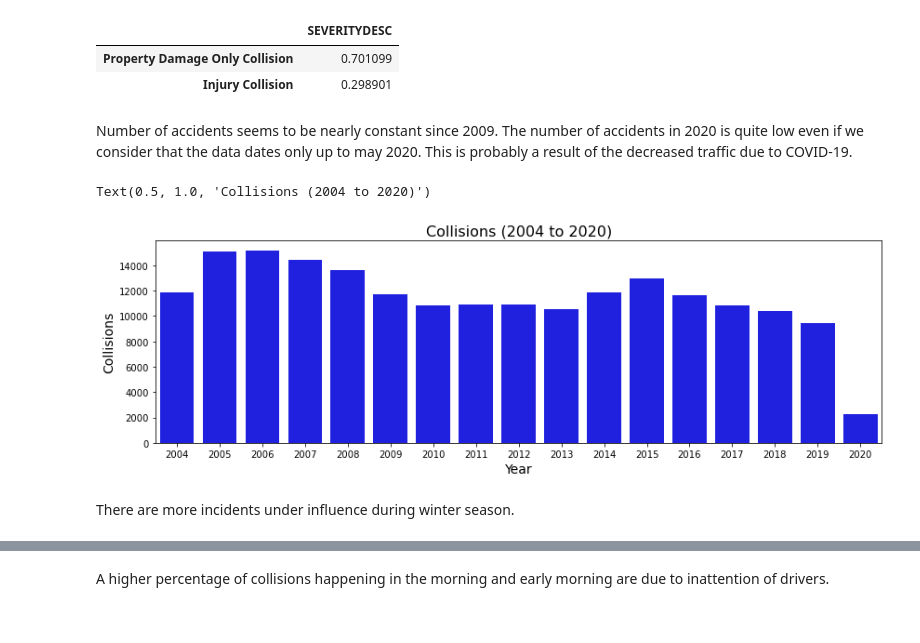
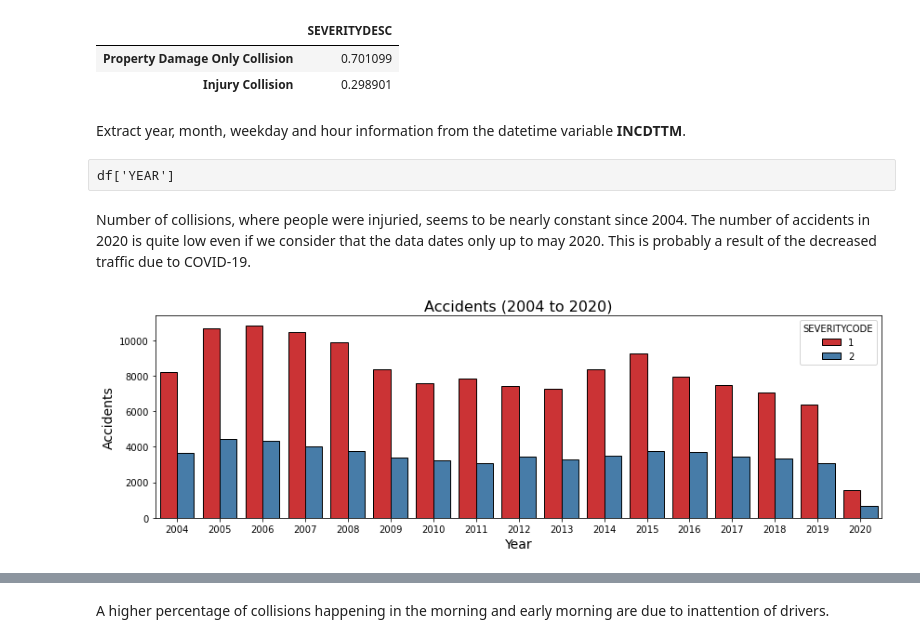
Before and after one commit to KadirMourat/Car-accident-severity, a Jupyter notebook: Report.ipynb, the cells around one changed output, grey strips where cells are left out. Saved outputs shown, nothing was run; the diff lists cells and outputs as text; code cells hidden in the pictures.

```diff
--- a/Report.ipynb
+++ b/Report.ipynb
@@ -51,8 +54,8 @@ df['SEVERITYDESC'].value_counts().to_frame()/df.shape[0]
 |  | SEVERITYDESC |
 | Property Damage Only Collision | 0.701099 |
 | Injury Collision | 0.298901 |
-# %% [markdown]
-Number of accidents seems to be nearly constant since 2009. The number of accidents in 2020 is quite low even if we consider that the data dates only up to may 2020. This is probably a result of the decreased traffic due to COVID-19.
+# %% [markdown]
+Extract year, month, weekday and hour information from the datetime variable **INCDTTM**.
 # %%
 # Convert 'INCDTTM' to date type
 df['INCDTTM'] = pd.to_datetime(df['INCDTTM'], errors='coerce')
@@ -63,14 +66,16 @@ df['HOUR']=df['INCDTTM'].dt.hour
 df['YEAR']=df['INCDTTM'].dt.year
 # Drop
 df.drop(['INCDATE', 'INCDTTM'], axis=1, inplace=True)
+# %% [raw]
+df['YEAR']
+# %% [markdown]
+Number of collisions, where people were injuried, seems to be nearly constant since 2004. The number of accidents in 2020 is quite low even if we consider that the data dates only up to may 2020. This is probably a result of the decreased traffic due to COVID-19.
 # %%
 fig, ax = plt.subplots(figsize=(14,4))
-sns.countplot(df['YEAR'], color='b', ax=ax)
+sns.countplot(x='YEAR', hue='SEVERITYCODE', data=df, palette='Set1', ec='k', ax=ax)
+plt.title('Accidents (2004 to 2020)', fontsize=16)
 ax.set_xlabel('Year', fontsize=14)
-ax.set_ylabel('Collisions', fontsize=14)
-plt.title('Collisions (2004 to 2020)', fontsize=16)
+ax.set_ylabel('Accidents', fontsize=14)
+plt.show()
 # %% [output]
-Text(0.5, 1.0, 'Collisions (2004 to 2020)')
-[figure, old version]
+[figure, new version]
-# %% [markdown]
-There are more incidents under influence during winter season.
```
Also changed, not shown: parts of 102 cells of this notebook.
